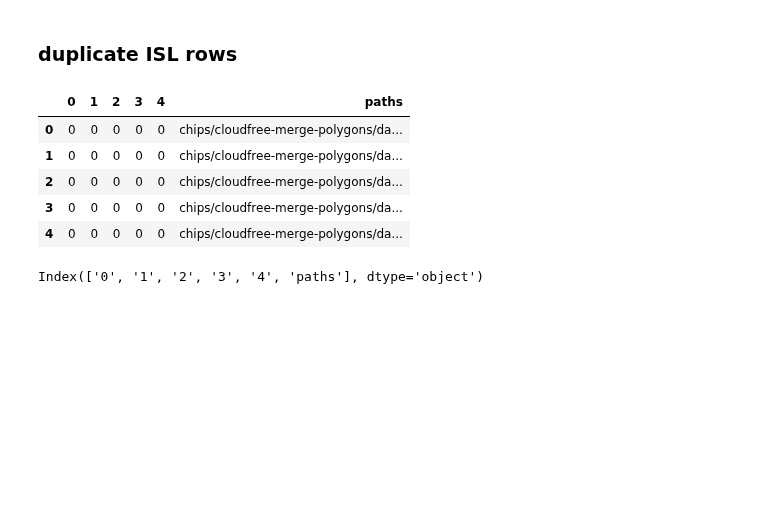
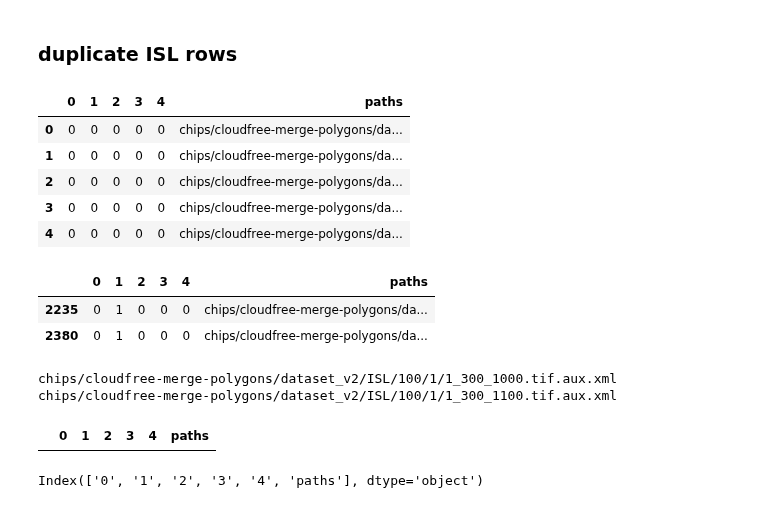
Before and after one commit to Project-Canopy/cb_feature_detection, a Jupyter notebook: data-prep/dataset_changes/train_val_test_split_make_csvs.ipynb, the cells around one changed output. Drawn from its saved outputs; the diff is of its cells as text; code cells hidden in the pictures; blank space fills up the shorter version.

```diff
--- a/data-prep/dataset_changes/train_val_test_split_make_csvs.ipynb
+++ b/data-prep/dataset_changes/train_val_test_split_make_csvs.ipynb
@@ -302,3 +302,23 @@ df.head()
 | 2 | 0 | 0 | 0 | 0 | 0 | chips/cloudfree-merge-polygons/da... |
 | 3 | 0 | 0 | 0 | 0 | 0 | chips/cloudfree-merge-polygons/da... |
 | 4 | 0 | 0 | 0 | 0 | 0 | chips/cloudfree-merge-polygons/da... |
+# %%
+xml_rows = df[df['paths'].str.contains('xml')]
+
+xml_rows
+# %% [output]
+|  | 0 | 1 | 2 | 3 | 4 | paths |
+| 2235 | 0 | 1 | 0 | 0 | 0 | chips/cloudfree-merge-polygons/da... |
+| 2380 | 0 | 1 | 0 | 0 | 0 | chips/cloudfree-merge-polygons/da... |
+# %%
+for path in xml_rows['paths']:
+    print(path)
+# %% [output]
+chips/cloudfree-merge-polygons/dataset_v2/ISL/100/1/1_300_1000.tif.aux.xml
+chips/cloudfree-merge-polygons/dataset_v2/ISL/100/1/1_300_1100.tif.aux.xml
+# %%
+df = df.drop(xml_rows.index.tolist())
+
+df[df['paths'].str.contains('xml')]
+# %% [output]
+|  | 0 | 1 | 2 | 3 | 4 | paths |
```
Also changed, not shown: parts of 17 cells of this notebook, 2 other files.
